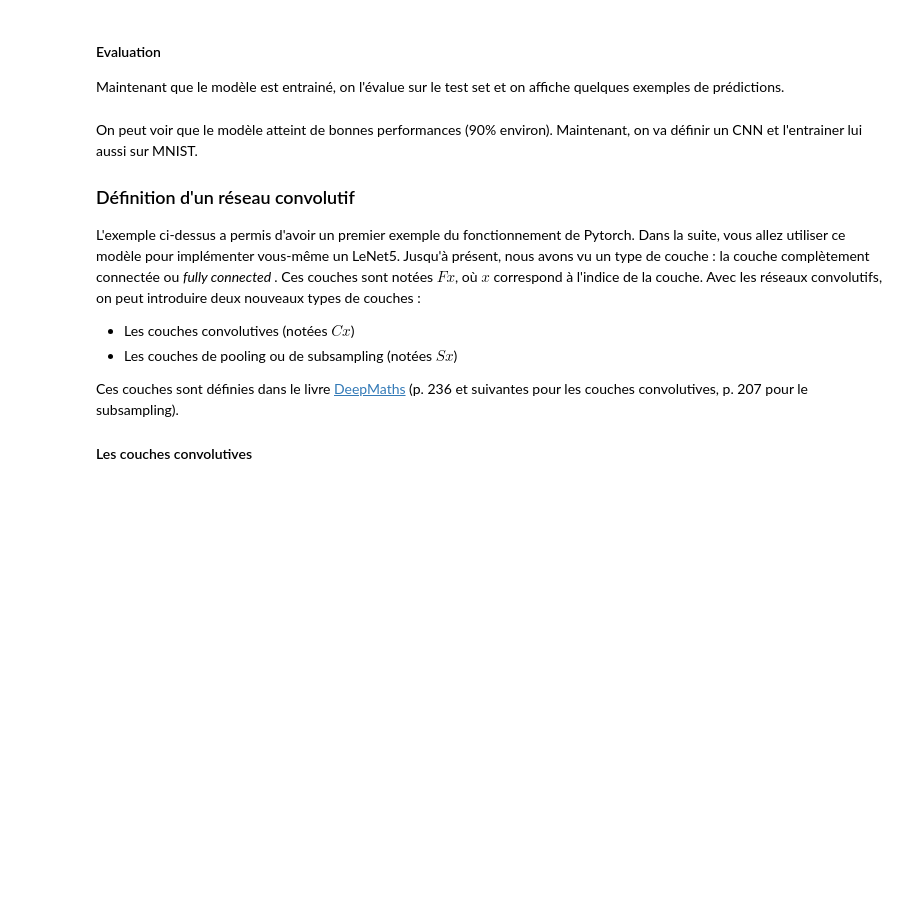
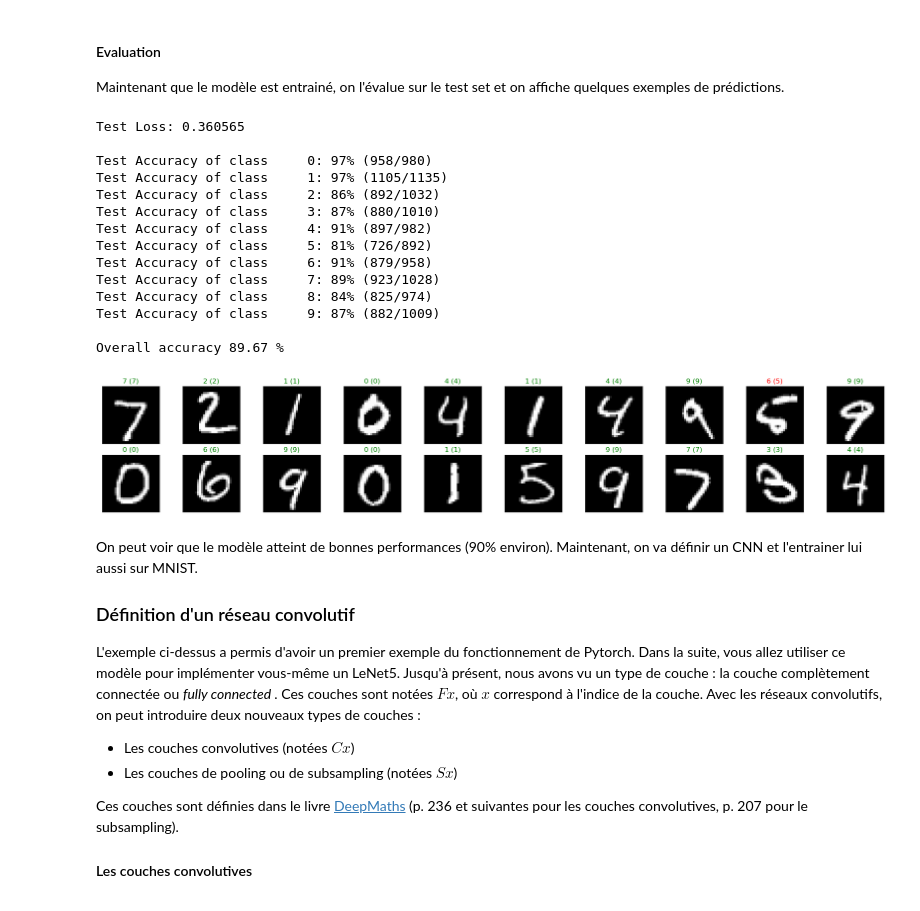
Before and after one commit to gabrielkasmi/statapp-ensae, a Jupyter notebook: mlp-and-convnet.ipynb, the cells around one changed output. Saved outputs shown, nothing was run; the diff lists cells and outputs as text; code cells hidden in the pictures; blank space fills up the shorter version.

```diff
--- a/mlp-and-convnet.ipynb
+++ b/mlp-and-convnet.ipynb
@@ -85,13 +85,24 @@ Dans l'exemple ci-dessous, on définit un attribut `layers` qui rassemble toutes
 
 class MLP(nn.Module):
     def __init__(self, hidden_1, hidden_2):
+        """_summary_
+
+        Args:
+            hidden_1 (int): nombre de neurones dans la 1ère couche cachée
+            hidden_2 (int): nombre de neurones dans la 2e couche cachée
+        """
         super(MLP,self).__init__()
 
         self.layers = nn.Sequential(
             nn.Linear(in_features = 28*28, out_features = hidden_1, bias=True), # on explicite les arguments que prend la fonction nn.Linear
             nn.ReLU(),
-            # Ajouter convolution?
-            # A vous de compléter le réseau
+            nn.Linear(in_features = hidden_1, out_features = hidden_2, bias=True),
+            nn.ReLU(),
+            nn.Linear(in_features = hidden_2, out_features = 28*28, bias=True),
+            nn.ReLU(),
+
+
+            # A vous de compléter le réseau (Fait)
             #
         )
 
@@ -215,35 +252,51 @@ test_loss = test_loss/len(test_loader.sampler)
 
 print('Test Loss: {:.6f}\n'.format(test_loss))
 
 for i in range(10):
     if class_total[i] > 0:
         print('Test Accuracy of class %5s: %2d%% (%2d/%2d)' % (
             str(i), 100 * class_correct[i] / class_total[i],
             np.sum(class_correct[i]), np.sum(class_total[i])))
     else:
         #print('Test Accuracy of %5s: N/A (no training examples)' % (classes[i]))
         print('\nTest Accuracy (Overall): %2d%% (%2d/%2d)' % (
     100. * np.sum(class_correct) / np.sum(class_total),
     np.sum(class_correct), np.sum(class_total)))
 
 print("""
 Overall accuracy {:0.2f} %
 """.format(np.sum(class_correct) / np.sum(class_total) * 100))
 
 # obtain one batch of test images
 dataiter = iter(test_loader)
-images, labels = dataiter.next()# get sample outputs
+images, labels = next(dataiter)# get sample outputs
 output = model(images)
 # convert output probabilities to predicted class
 _, preds = torch.max(output, 1)
 # prep images for display
 images = images.numpy()# plot the images in the batch, along with predicted and true labels
 fig = plt.figure(figsize=(25, 4))
 for idx in np.arange(20):
-    ax = fig.add_subplot(2, 20/2, idx+1, xticks=[], yticks=[])
+    ax = fig.add_subplot(2, int(20/2), idx+1, xticks=[], yticks=[])
     ax.imshow(np.squeeze(images[idx]), cmap='gray')
     ax.set_title("{} ({})".format(str(preds[idx].item()), str(labels[idx].item())),
                  color=("green" if preds[idx]==labels[idx] else "red"))
+# %% [output]
+Test Loss: 0.360565
+
+Test Accuracy of class     0: 97% (958/980)
+Test Accuracy of class     1: 97% (1105/1135)
+Test Accuracy of class     2: 86% (892/1032)
+Test Accuracy of class     3: 87% (880/1010)
+Test Accuracy of class     4: 91% (897/982)
+Test Accuracy of class     5: 81% (726/892)
+Test Accuracy of class     6: 91% (879/958)
+Test Accuracy of class     7: 89% (923/1028)
+Test Accuracy of class     8: 84% (825/974)
+Test Accuracy of class     9: 87% (882/1009)
+
+Overall accuracy 89.67 %
+[figure, added]
 # %% [markdown]
 On peut voir que le modèle atteint de bonnes performances (90% environ). Maintenant, on va définir un CNN et l'entrainer lui aussi sur MNIST.
 
```
Also changed, not shown: parts of 5 cells of this notebook.
